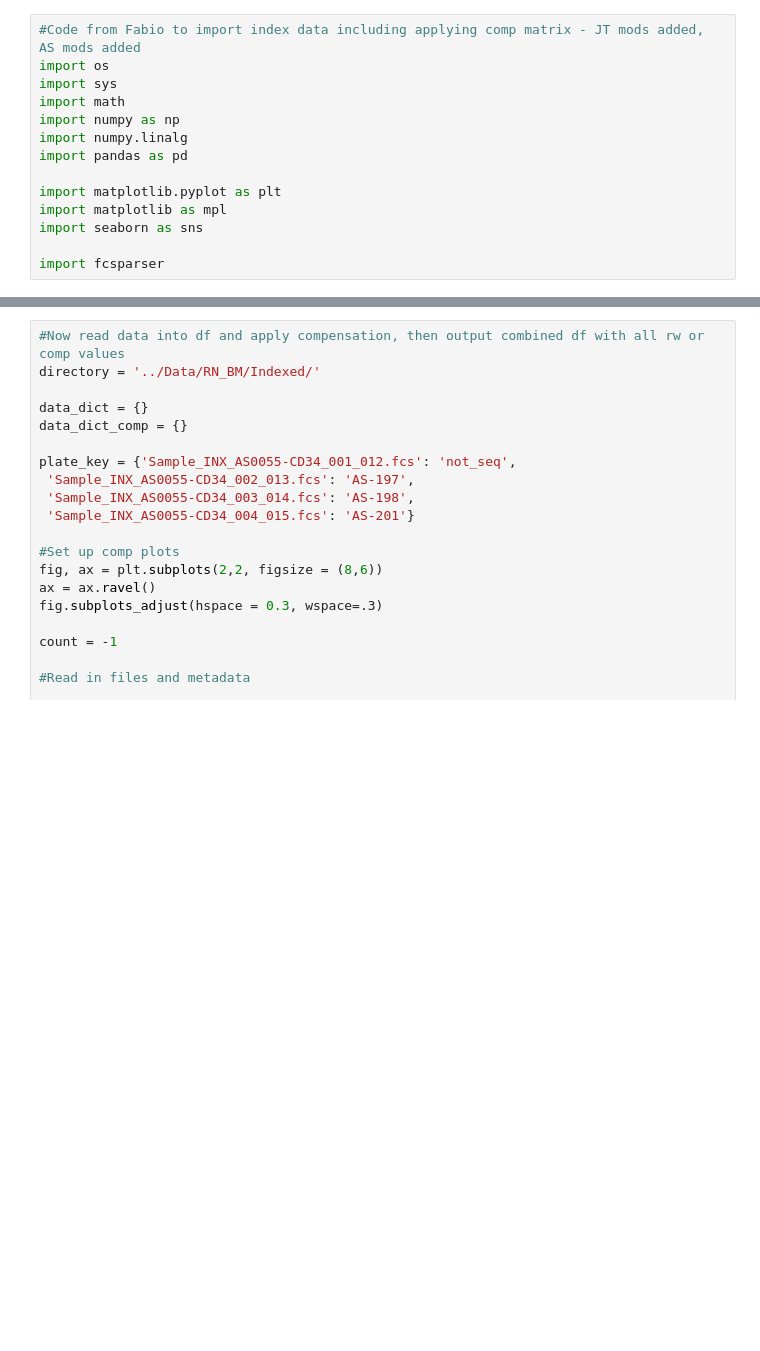
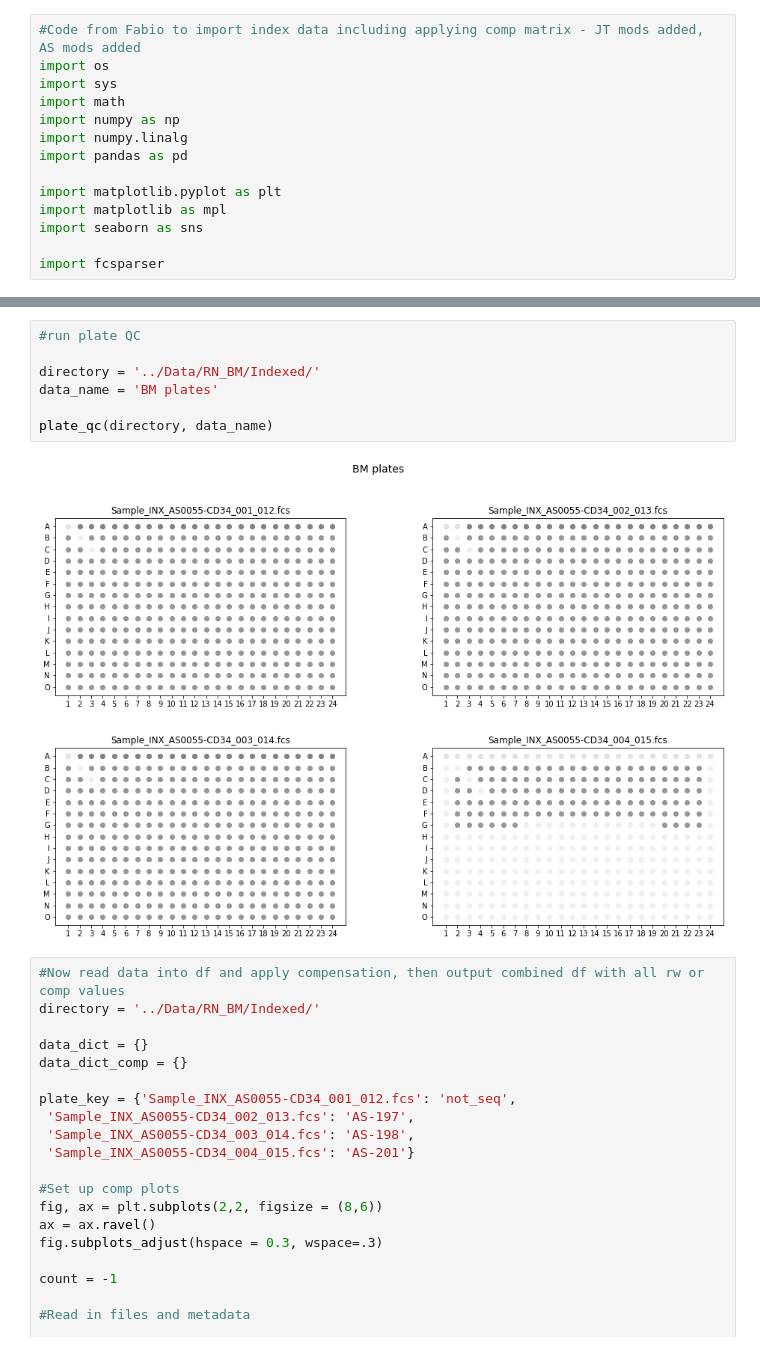
Before and after one commit to AnnatinaSchnegg/AS_amplicons, a Jupyter notebook: Code/Index - RN_CD34_fixed.ipynb, the cells around one changed output, grey strips where cells are left out. Cells and saved outputs as stored; diff of their text form; blank space fills up the shorter version.

```diff
--- a/Code/Index - RN_CD34_fixed.ipynb
+++ b/Code/Index - RN_CD34_fixed.ipynb
@@ -309,3 +318,12 @@ plt.close()
+# %%
+#run plate QC
+
+directory = '../Data/RN_BM/Indexed/'
+data_name = 'BM plates'
+
+plate_qc(directory, data_name)
+# %% [output]
+[figure, added]
 # %%
 #Now read data into df and apply compensation, then output combined df with all rw or comp values
 directory = '../Data/RN_BM/Indexed/'
```
Also changed, not shown: parts of 4 cells of this notebook, 13 other files.
